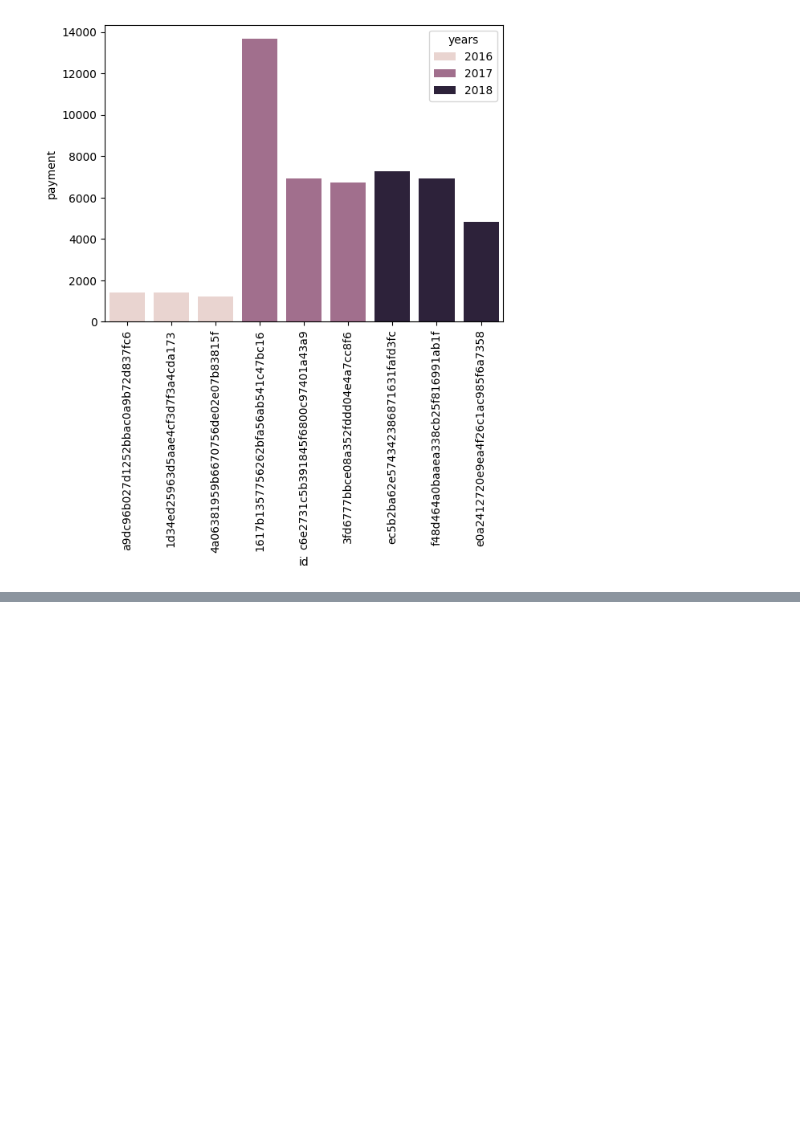
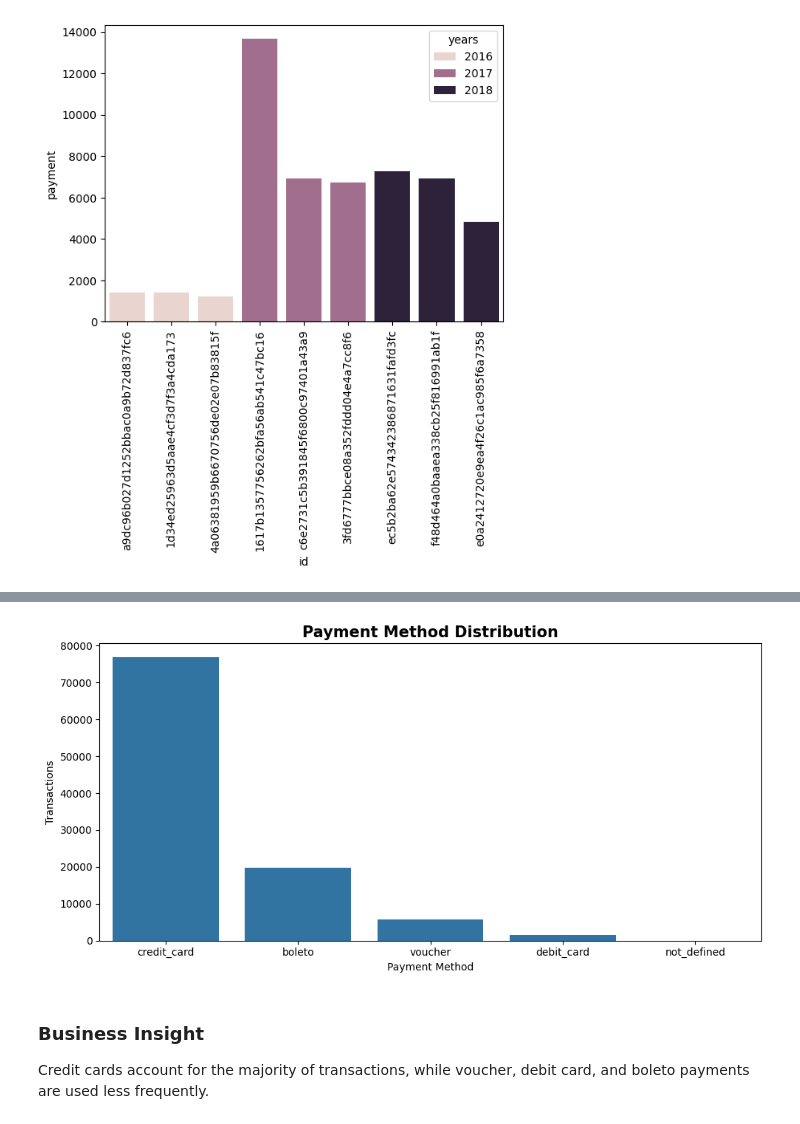
Before and after one commit to DevendraKumar577/ecommerce-sales-analytics, a Jupyter notebook: notebooks/ECommerce_Sales_Analytics.ipynb, the cells around one changed output, grey strips where cells are left out. Saved outputs shown, nothing was run; the diff lists cells and outputs as text; code cells hidden in the pictures; blank space fills up the shorter version.

```diff
--- a/notebooks/ECommerce_Sales_Analytics.ipynb
+++ b/notebooks/ECommerce_Sales_Analytics.ipynb
@@ -757,0 +930,15 @@ plt.show()
+# %%
+query = """
+SELECT
+    payment_type,
+    COUNT(*) AS total_transactions
+FROM payments
+GROUP BY payment_type
+ORDER BY total_transactions DESC;
+"""
+
+cur.execute(query)
+data = cur.fetchall()
+
+df = pd.DataFrame(data, columns=["payment_type", "transactions"])
+df
@@ -757,0 +952,21 @@ plt.show()
+# %%
+plt.figure(figsize=(10,5))
+
+sns.barplot(
+    data=df,
+    x="payment_type",
+    y="transactions"
+)
+
+plt.title("Payment Method Distribution", fontsize=15, fontweight="bold")
+plt.xlabel("Payment Method")
+plt.ylabel("Transactions")
+
+plt.tight_layout()
+plt.show()
+# %% [output]
+[figure, added]
+# %% [markdown]
+### Business Insight
+
+Credit cards account for the majority of transactions, while voucher, debit card, and boleto payments are used less frequently.
```
Also changed, not shown: parts of 45 cells of this notebook, 4 other files.
